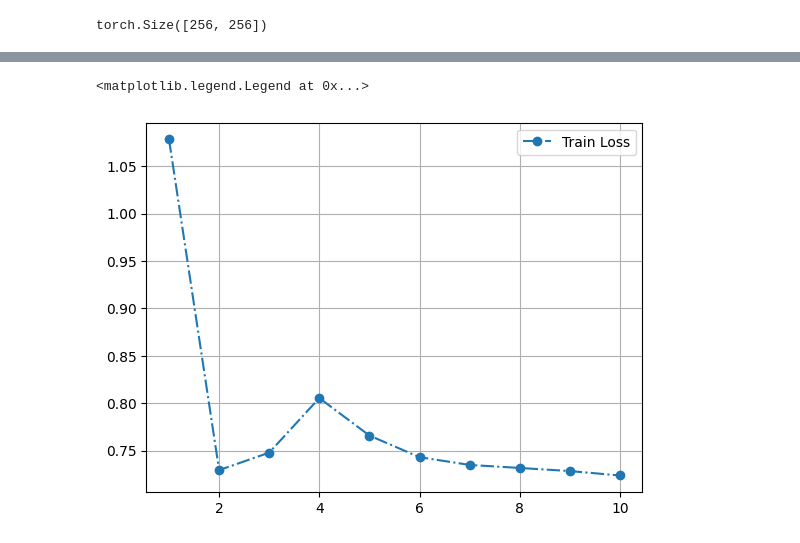
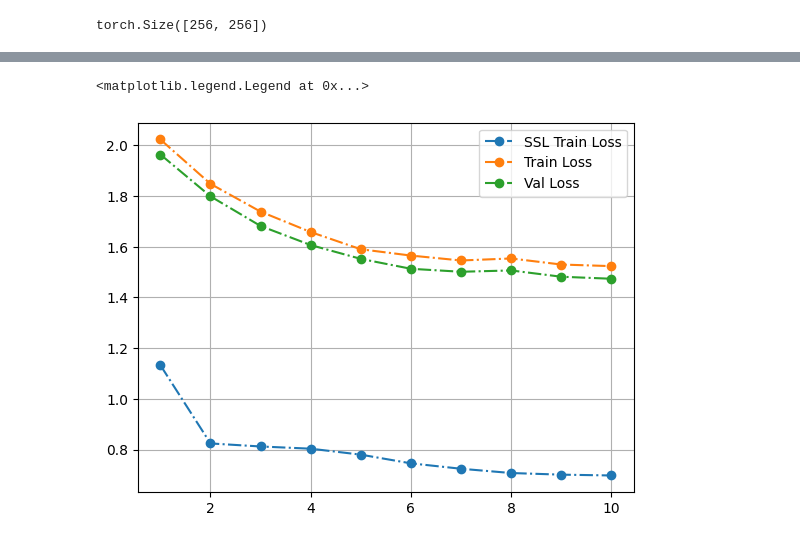
Before and after one commit to AllisonOge/modulation_classification_using_early_exiting, a Jupyter notebook: SSLforEE.ipynb, the cells around one changed output, grey strips where cells are left out. Drawn from its saved outputs; the diff is of its cells as text; code cells hidden in the pictures.

```diff
--- a/SSLforEE.ipynb
+++ b/SSLforEE.ipynb
@@ -179,5 +181,5 @@ len(train_data), len(test_data)
 # %%
-one_Xs, _ = train_data[0]
+one_Xs, _ = ssl_data[0]
 one_x0, one_x1 = one_Xs
 one_x0.shape, one_x1.shape
 # %% [output]
@@ -196,9 +198,13 @@ Text(0.5, 1.0, 'View 2')
 # %%
 
+ssl_dataloader = DataLoader(
+    ssl_data, batch_size=256, shuffle=True, drop_last=True, num_workers=4)
 train_dataloader = DataLoader(
     train_data, batch_size=256, shuffle=True, drop_last=True, num_workers=4)
+val_dataloader = DataLoader(
+    val_data, batch_size=256, shuffle=False, drop_last=False, num_workers=4)
 # %%
-for batch, _ in train_dataloader:
+for batch, _ in ssl_dataloader:
     x0, x1 = batch
     print(x0.shape, x1.shape)
     break
@@ -238,3 +244,11 @@ torch.Size([256, 256])
 # %%
 def loss_fn(x0: torch.Tensor, x1: torch.Tensor):
     return 2. - 2. * F.cosine_similarity(x0, x1, dim=-1).mean()
+# %%
+classifier = nn.Sequential(
+    nn.Linear(in_features=256, out_features=256),
+    nn.Dropout(0.5),
+    nn.Linear(in_features=256, out_features=64),
+    nn.Dropout(0.5),
+    nn.Linear(in_features=64, out_features=num_classes)
+).to(device)
@@ -296,7 +354,12 @@ Epoch: 9, Train Loss: 0.7238156392080027
 # %%
-plt.plot(history["epochs"], history["train_loss"], "o-.", label='Train Loss')
+plt.plot(history["epochs"], history["ssl_loss"],
+         "o-.", label='SSL Train Loss')
+plt.plot(history["epochs"], history["train_loss"],
+         "o-.", label='Train Loss')
+plt.plot(history["epochs"], history["val_loss"],
+         "o-.", label='Val Loss')
 plt.grid()
 plt.legend()
 # %% [output]
 <matplotlib.legend.Legend at 0x...>
-[figure, old version]
+[figure, new version]
```
Also changed, not shown: parts of 4 cells of this notebook, 3 other files.
